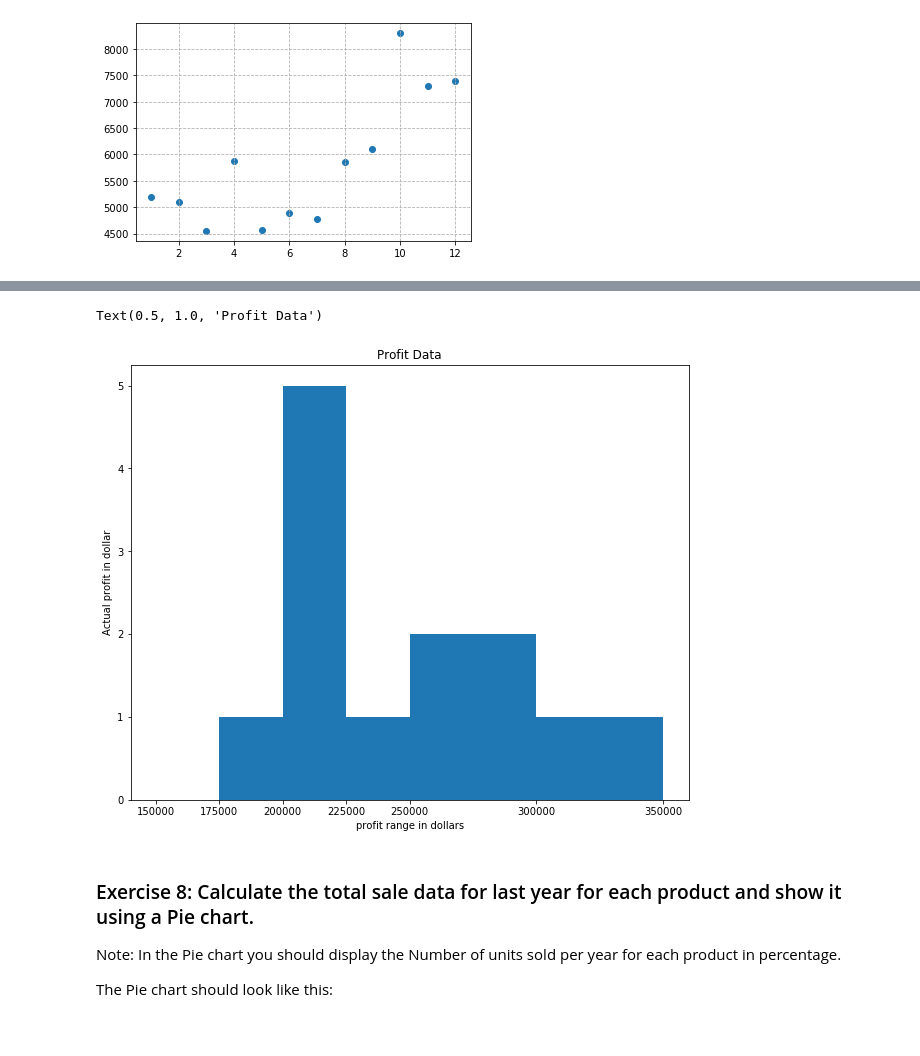
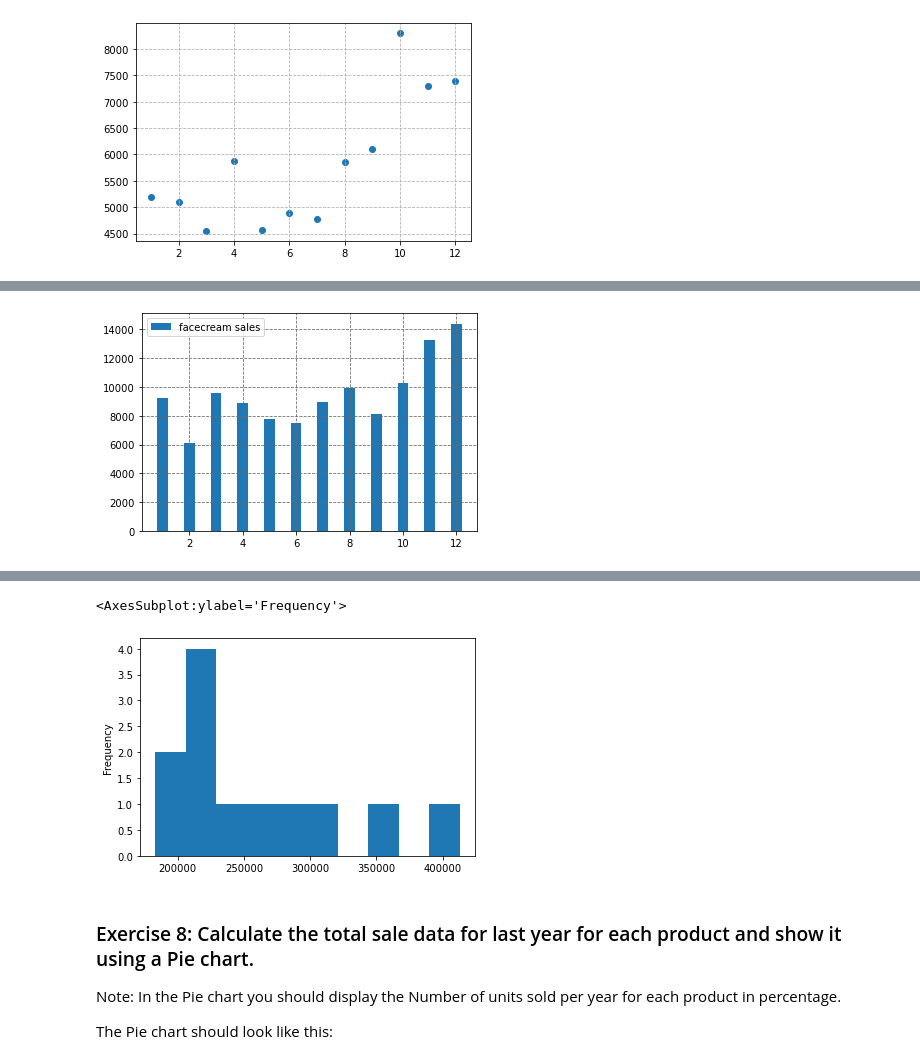
Before and after one commit to omolara-atoyebi/strive-exercise, a Jupyter notebook: 08. Matplotlib/Matplotlib_exercises.ipynb, the cells around one changed output, grey strips where cells are left out. Drawn from its saved outputs; the diff is of its cells as text; code cells hidden in the pictures; blank space fills up the shorter version.

```diff
--- a/08. Matplotlib/Matplotlib_exercises.ipynb
+++ b/08. Matplotlib/Matplotlib_exercises.ipynb
@@ -162,12 +149,22 @@ The bar chart should look like this:
+# %%
+# Write your code here
+plt.bar(df4['month_number'],df4['bathingsoap'],width = 0.4, label = 'facecream sales')
+plt.grid(True,linestyle = '--', color = 'dimgrey')
+plt.legend()
+
+plt.show()
+# %% [output]
+[figure, added]
 # %% [markdown]
 ### Exercise 7: Read the total profit of each month and show it using the histogram to see the most common profit ranges.
 The histogram should look like this:
 ![image.png](attachment:image.png)
 # %%
 # Write your code here
+df4['total_profit'].plot.hist()
 # %% [output]
-Text(0.5, 1.0, 'Profit Data')
+<AxesSubplot:ylabel='Frequency'>
-[figure, old version]
+[figure, new version]
 # %% [markdown]
 ### Exercise 8: Calculate the total sale data for last year for each product and show it using a Pie chart.
 Note: In the Pie chart you should display the Number of units sold per year for each product in percentage.
```
Also changed, not shown: parts of 3 cells of this notebook.
